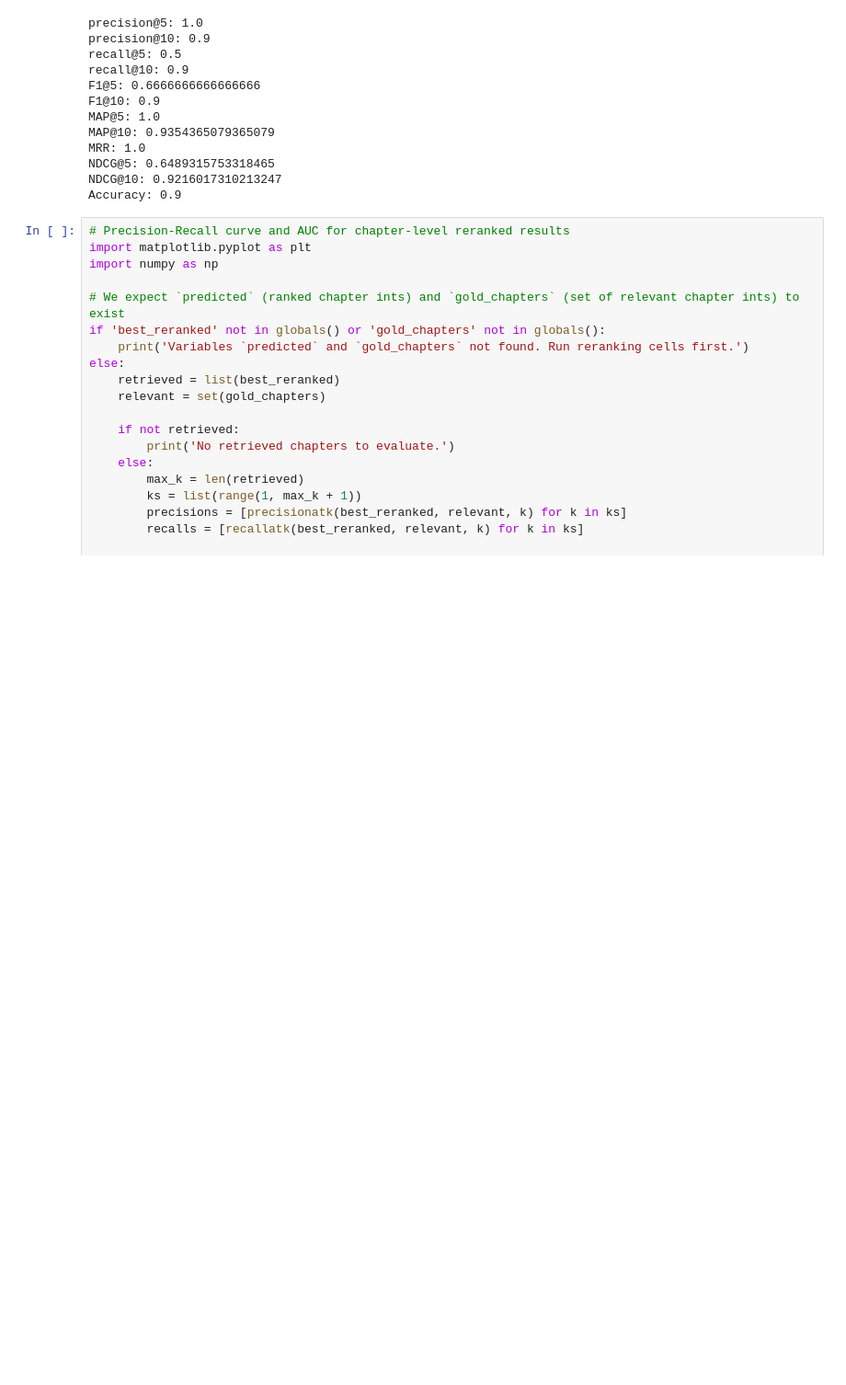
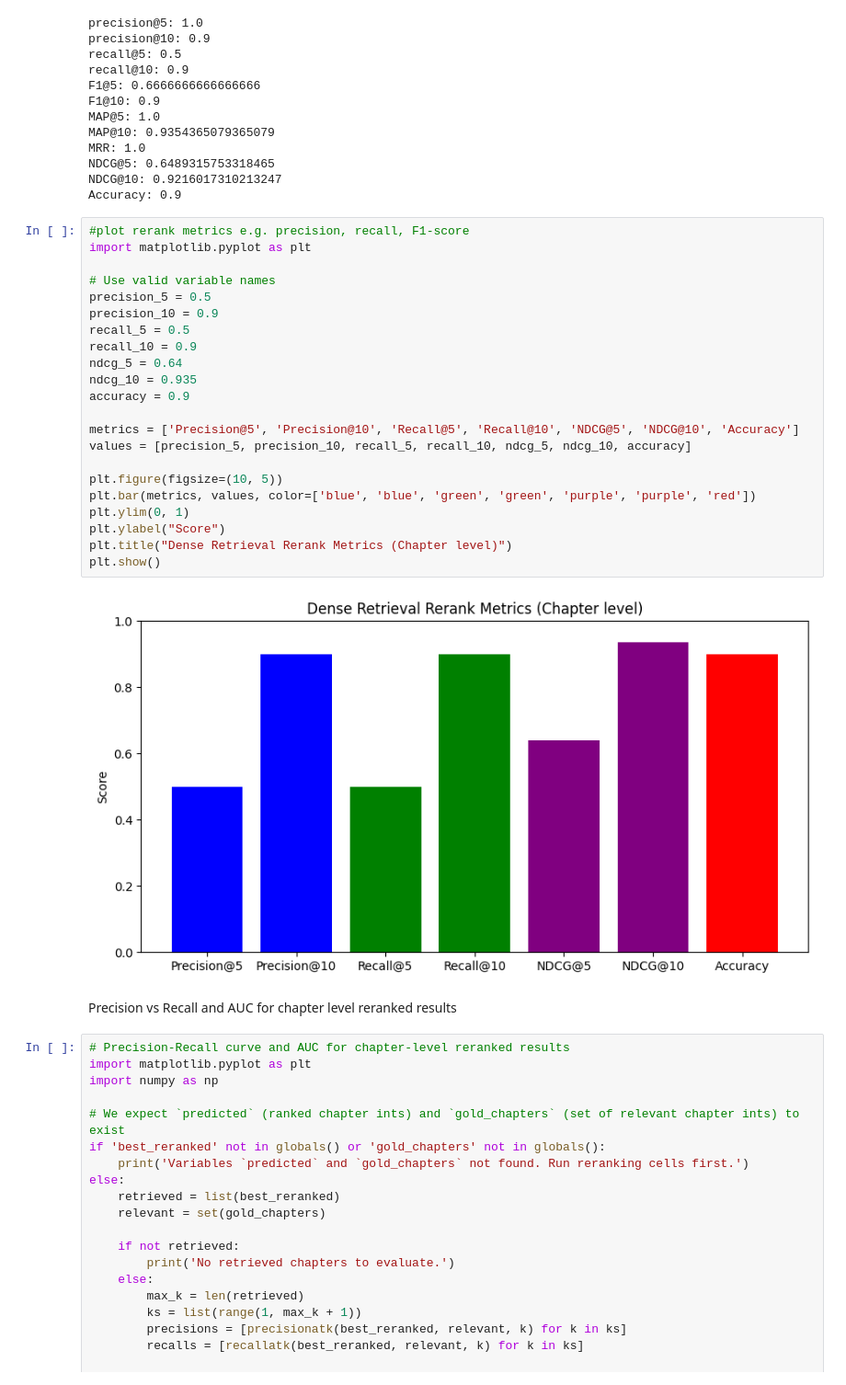
Before and after one commit to Josh265365/LLM-Information-Provenance, a Jupyter notebook: Sentence_Tansformer.ipynb, the cells around one changed output. Shown: that part at 92% size. Saved outputs shown, nothing was run; the diff lists cells and outputs as text; blank space fills up the shorter version.

```diff
--- a/Sentence_Tansformer.ipynb
+++ b/Sentence_Tansformer.ipynb
@@ -743,6 +770,32 @@ MRR: 1.0
 NDCG@5: 0.6489315753318465
 NDCG@10: 0.9216017310213247
 Accuracy: 0.9
+# %%
+#plot rerank metrics e.g. precision, recall, F1-score
+import matplotlib.pyplot as plt
+
+# Use valid variable names
+precision_5 = 0.5
+precision_10 = 0.9
+recall_5 = 0.5
+recall_10 = 0.9
+ndcg_5 = 0.64
+ndcg_10 = 0.935
+accuracy = 0.9
+
+metrics = ['Precision@5', 'Precision@10', 'Recall@5', 'Recall@10', 'NDCG@5', 'NDCG@10', 'Accuracy']
+values = [precision_5, precision_10, recall_5, recall_10, ndcg_5, ndcg_10, accuracy]
+
+plt.figure(figsize=(10, 5))
+plt.bar(metrics, values, color=['blue', 'blue', 'green', 'green', 'purple', 'purple', 'red'])
+plt.ylim(0, 1)
+plt.ylabel("Score")
+plt.title("Dense Retrieval Rerank Metrics (Chapter level)")
+plt.show()
+# %% [output]
+[figure, added]
+# %% [markdown]
+Precision vs Recall and AUC for chapter level reranked results
 # %%
 # Precision-Recall curve and AUC for chapter-level reranked results
 import matplotlib.pyplot as plt
```
Also changed, not shown: parts of 21 cells of this notebook, 7 other files.
